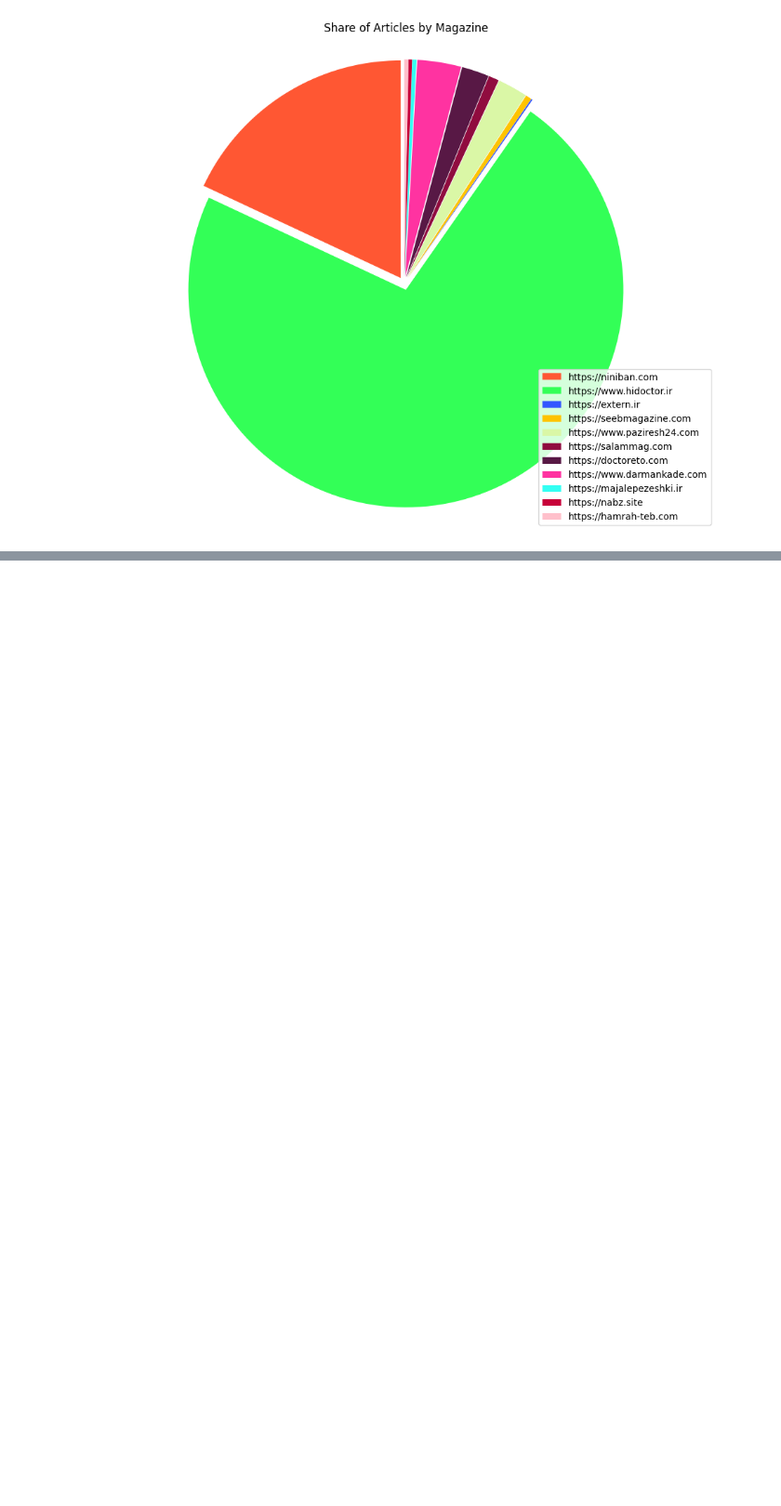
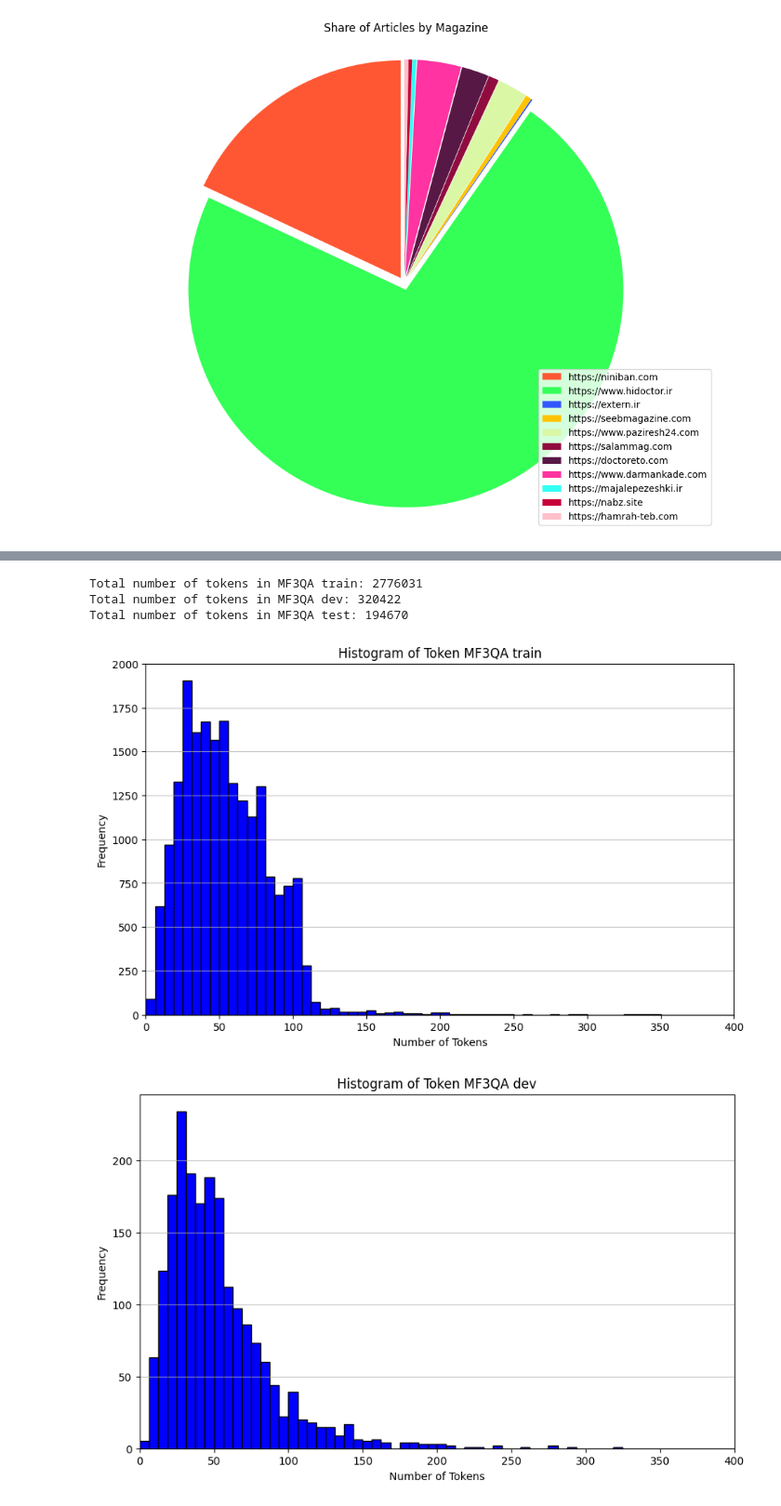
Before and after one commit to Mehrdadghassabi/Gaokerena-V, a Jupyter notebook: assets/analysis.ipynb, the cells around one changed output, grey strips where cells are left out. Shown at 93% size. Cells and saved outputs as stored; diff of their text form; code cells hidden in the pictures; blank space fills up the shorter version.

```diff
--- a/assets/analysis.ipynb
+++ b/assets/analysis.ipynb
@@ -124,0 +137,56 @@ plt.show()
+# %%
+def count_tokens_in_mf3qa(excel_file):
+    total_tokens = 0
+    df = pd.read_excel(excel_file)
+    for index,row in df.iterrows():
+            question = row['Question']
+            answer = row['Answer']
+            question_tokens = word_tokenize(question)
+            answer_tokens = word_tokenize(answer)
+            total_tokens += len(question_tokens) + len(answer_tokens)
+    return total_tokens
+
+total_train_tokens = count_tokens_in_mf3qa('./train.xlsx')
+total_dev_tokens = count_tokens_in_mf3qa('./dev.xlsx')
+total_test_tokens = count_tokens_in_mf3qa('./test.xlsx')
+print(f"Total number of tokens in MF3QA train: {total_train_tokens}")
+print(f"Total number of tokens in MF3QA dev: {total_dev_tokens}")
+print(f"Total number of tokens in MF3QA test: {total_test_tokens}")
+# %% [output]
+Total number of tokens in MF3QA train: 2776031
+Total number of tokens in MF3QA dev: 320422
+Total number of tokens in MF3QA test: 194670
+# %%
+def count_tokens_in_mf3qa(excel_file):
+    token_counts = []
+    df = pd.read_excel(excel_file)
+    for index,row in df.iterrows():
+            content = row['Question']
+            tokens = content.split()
+            token_counts.append(len(tokens))
+    return token_counts
+
+def plot_histogram(token_counts,split):
+    plt.figure(figsize=(10, 6))
+    plt.hist(token_counts, bins=1600, color='blue', edgecolor='black', range=(0, 10000))
+    plt.title('Histogram of Token MF3QA ' + split)
+    plt.xlabel('Number of Tokens')
+    plt.ylabel('Frequency')
+    plt.xlim(0, 400)
+    plt.grid(axis='y', alpha=0.75)
+    plt.show()
+
+train_token_counts = count_tokens_in_mf3qa('./train.xlsx')
+train_total_tokens = sum(train_token_counts)
+plot_histogram(train_token_counts,'train')
+
+dev_token_counts = count_tokens_in_mf3qa('./dev.xlsx')
+dev_total_tokens = sum(dev_token_counts)
+plot_histogram(dev_token_counts,'dev')
+
+test_token_counts = count_tokens_in_mf3qa('./test.xlsx')
+test_total_tokens = sum(test_token_counts)
+plot_histogram(test_token_counts,'test')
+# %% [output]
+[figure, added]
+[figure, added]
```
Also changed, not shown: parts of 11 cells of this notebook.
